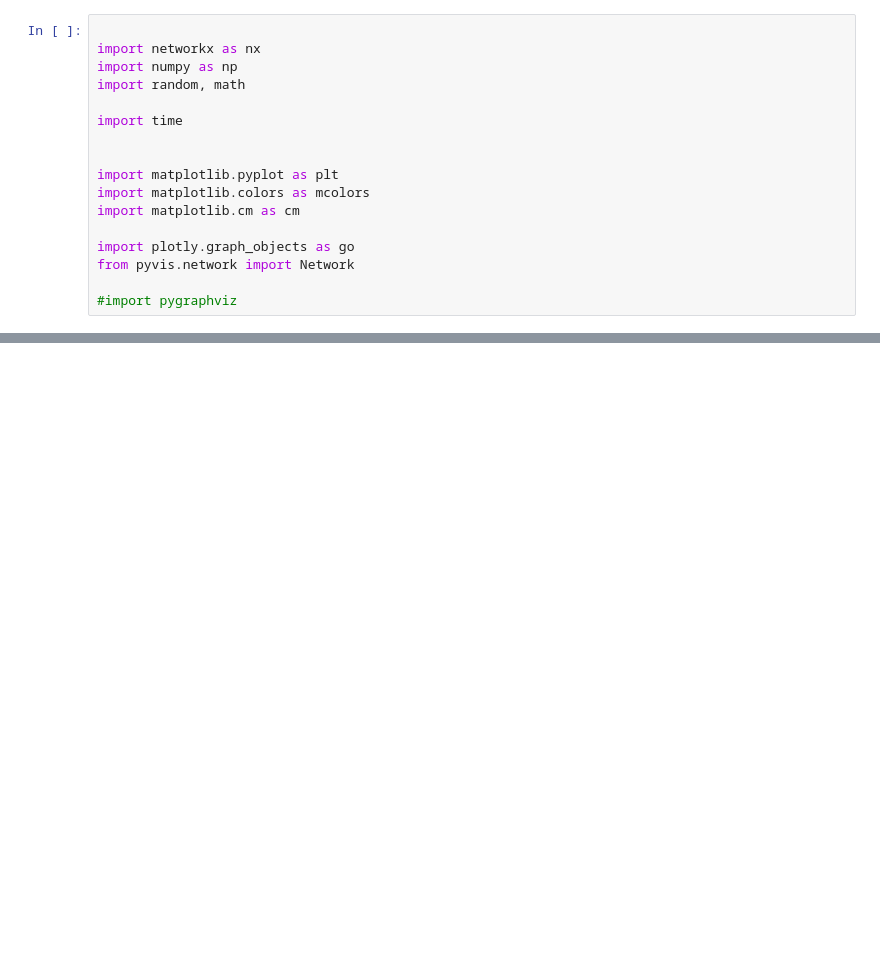
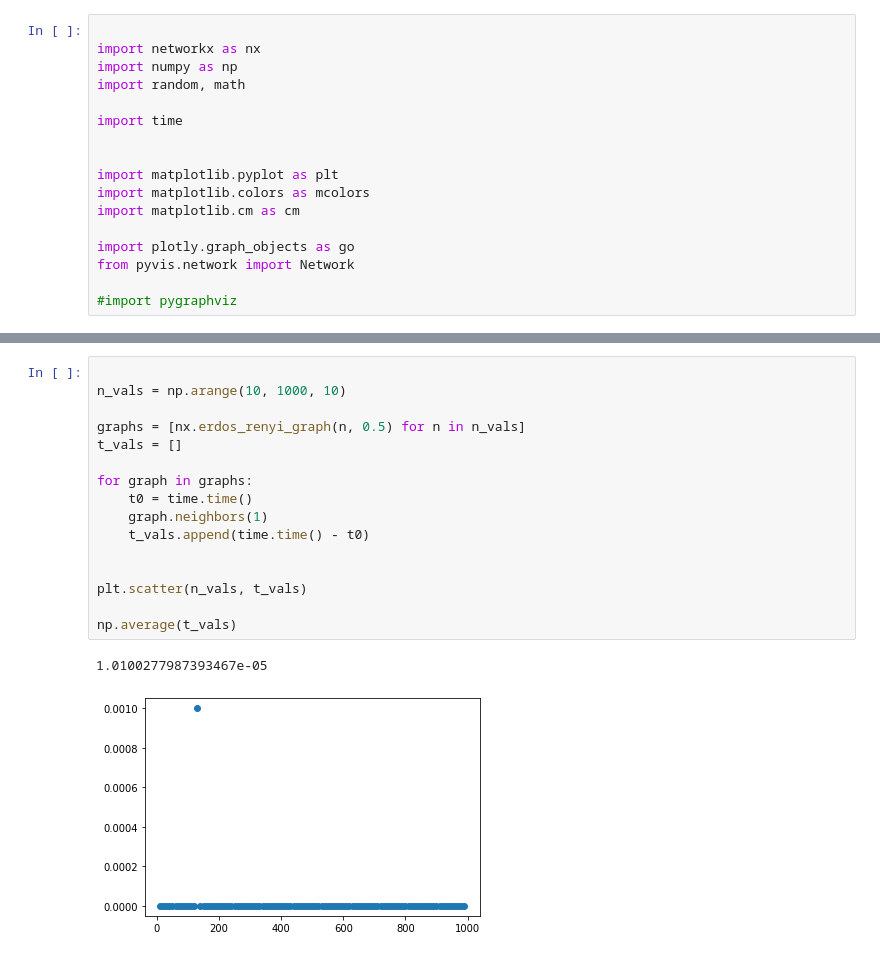
Before and after one commit to RassssD/Diss-model, a Jupyter notebook: testing.ipynb, the cells around one changed output, grey strips where cells are left out. Saved outputs shown, nothing was run; the diff lists cells and outputs as text; blank space fills up the shorter version.

```diff
--- a/testing.ipynb
+++ b/testing.ipynb
@@ -36,0 +37,19 @@ nx.draw_kamada_kawai(G, node_color = colormap, node_size = 20)
+# %%
+
+n_vals = np.arange(10, 1000, 10)
+
+graphs = [nx.erdos_renyi_graph(n, 0.5) for n in n_vals]
+t_vals = []
+
+for graph in graphs:
+    t0 = time.time()
+    graph.neighbors(1)
+    t_vals.append(time.time() - t0)
+
+
+plt.scatter(n_vals, t_vals)
+
+np.average(t_vals)
+# %% [output]
+1.0100277987393467e-05
+[figure, added]
```
Also changed, not shown: parts of 1 cell of this notebook, 1 other file.
